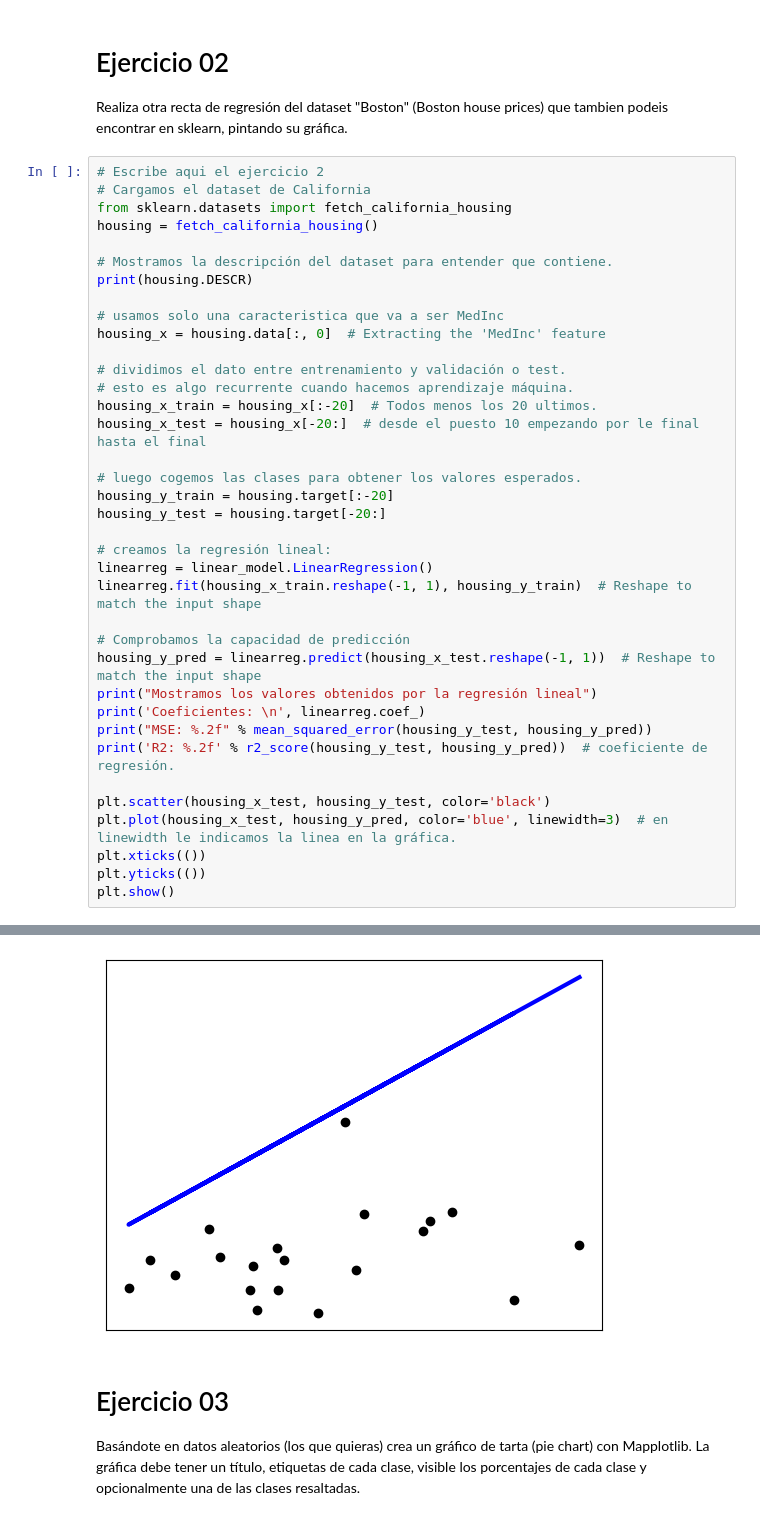
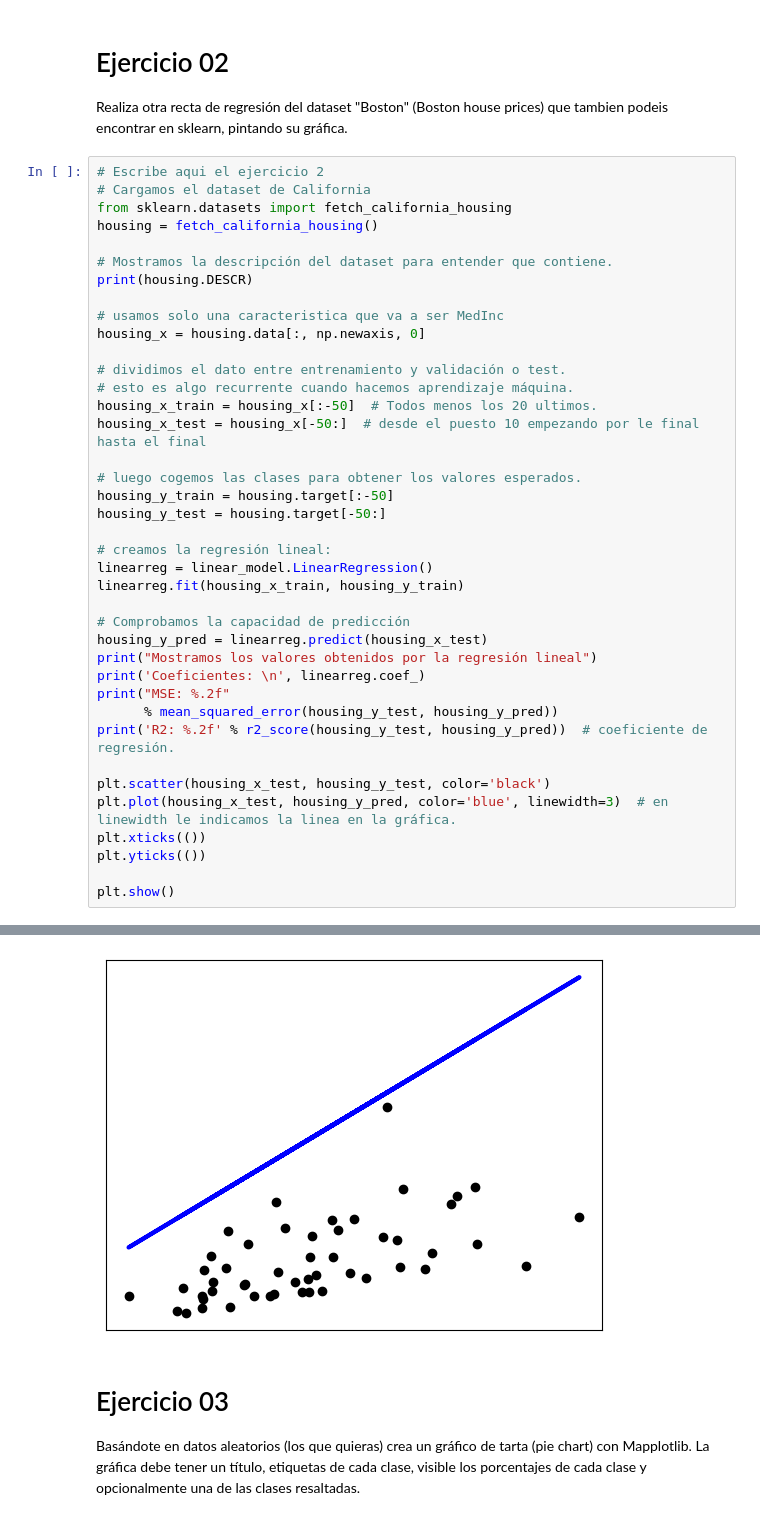
Before and after one commit to aluque1/SI, a Jupyter notebook: practicas/practica2/Practica02.ipynb, the cells around one changed output, grey strips where cells are left out. Saved outputs shown, nothing was run; the diff lists cells and outputs as text.

```diff
--- a/practicas/practica2/Practica02.ipynb
+++ b/practicas/practica2/Practica02.ipynb
@@ -400,32 +421,34 @@ housing = fetch_california_housing()
 print(housing.DESCR)
 
 # usamos solo una caracteristica que va a ser MedInc
-housing_x = housing.data[:, 0]  # Extracting the 'MedInc' feature
+housing_x = housing.data[:, np.newaxis, 0]
 
 # dividimos el dato entre entrenamiento y validación o test.
 # esto es algo recurrente cuando hacemos aprendizaje máquina.
-housing_x_train = housing_x[:-20]  # Todos menos los 20 ultimos.
-housing_x_test = housing_x[-20:]  # desde el puesto 10 empezando por le final hasta el final
+housing_x_train = housing_x[:-50]  # Todos menos los 20 ultimos.
+housing_x_test = housing_x[-50:]  # desde el puesto 10 empezando por le final hasta el final
 
 # luego cogemos las clases para obtener los valores esperados.
-housing_y_train = housing.target[:-20]
-housing_y_test = housing.target[-20:]
+housing_y_train = housing.target[:-50]
+housing_y_test = housing.target[-50:]
 
 # creamos la regresión lineal:
 linearreg = linear_model.LinearRegression()
-linearreg.fit(housing_x_train.reshape(-1, 1), housing_y_train)  # Reshape to match the input shape
+linearreg.fit(housing_x_train, housing_y_train)
 
 # Comprobamos la capacidad de predicción
-housing_y_pred = linearreg.predict(housing_x_test.reshape(-1, 1))  # Reshape to match the input shape
+housing_y_pred = linearreg.predict(housing_x_test)
 print("Mostramos los valores obtenidos por la regresión lineal")
 print('Coeficientes: \n', linearreg.coef_)
-print("MSE: %.2f" % mean_squared_error(housing_y_test, housing_y_pred))
+print("MSE: %.2f"
+      % mean_squared_error(housing_y_test, housing_y_pred))
 print('R2: %.2f' % r2_score(housing_y_test, housing_y_pred))  # coeficiente de regresión.
 
 plt.scatter(housing_x_test, housing_y_test, color='black')
 plt.plot(housing_x_test, housing_y_pred, color='blue', linewidth=3)  # en linewidth le indicamos la linea en la gráfica.
 plt.xticks(())
 plt.yticks(())
+
 plt.show()
 # %% [output]
 .. _california_housing_dataset:
@@ -448,4 +471,4 @@ R2: -10.97
-[figure, old version]
+[figure, new version]
 # %% [markdown]
 # Ejercicio 03
 Basándote en datos aleatorios (los que quieras) crea un gráfico de tarta (pie chart) con Mapplotlib. La gráfica debe tener un título, etiquetas de cada clase, visible los porcentajes de cada clase y opcionalmente una de las clases resaltadas.
```
Also changed, not shown: parts of 4 cells of this notebook.
